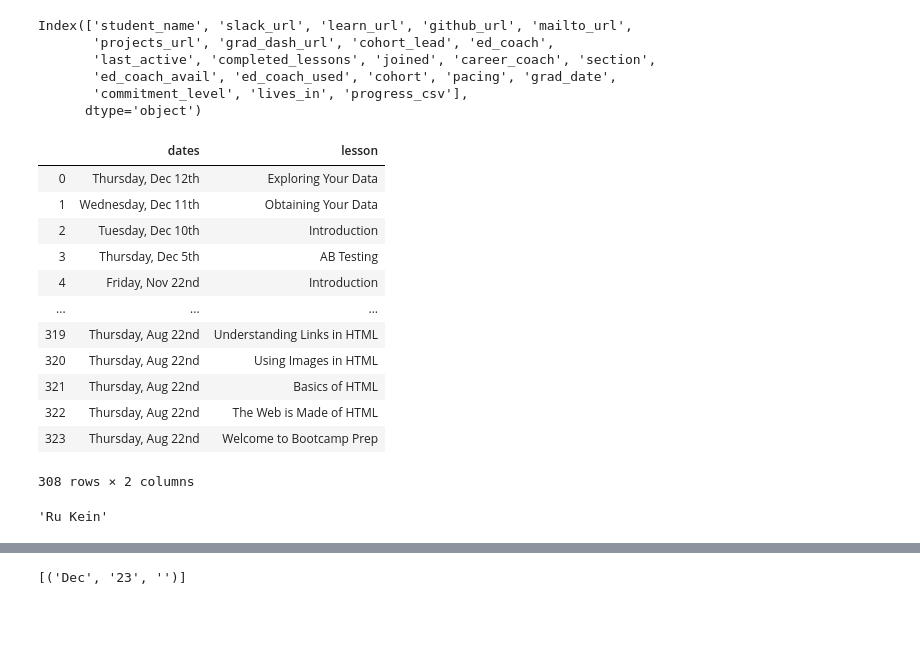
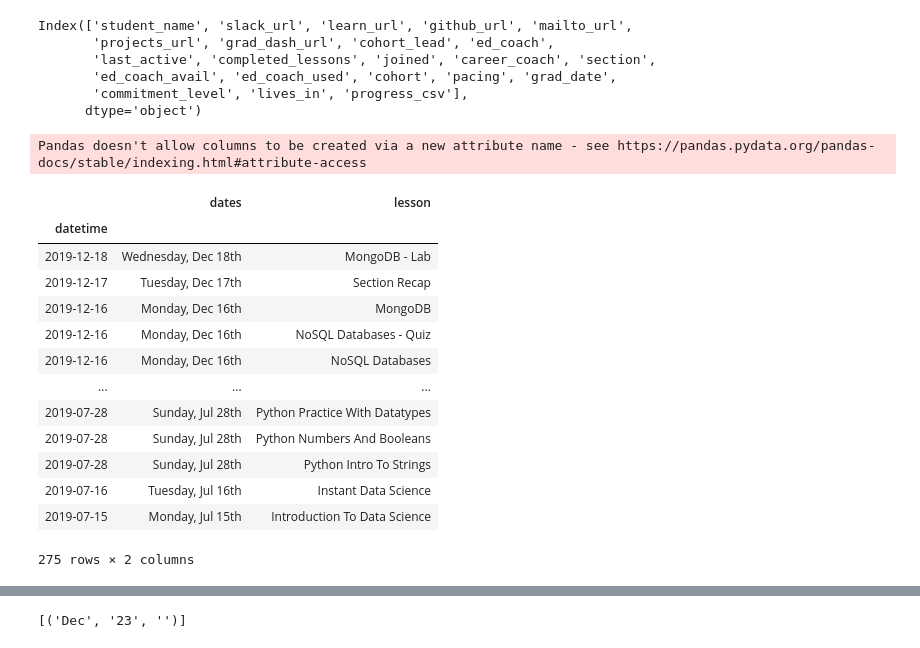
Before and after one commit to jirvingphd/scrape_learn, a Jupyter notebook: EDA-JMI.ipynb, the cells around one changed output, grey strips where cells are left out. Cells and saved outputs as stored; diff of their text form; code cells hidden in the pictures; blank space fills up the shorter version.

```diff
--- a/EDA-JMI.ipynb
+++ b/EDA-JMI.ipynb
@@ -84,35 +84,73 @@ Index(['student_name', 'slack_url', 'learn_url', 'github_url', 'mailto_url',
        'commitment_level', 'lives_in', 'progress_csv'],
       dtype='object')
 # %%
-def get_progress_df(df_students,row=14):
+def get_progress_df(df_students,row=14,date_index=True):
     """Returns the dataframe with the specified students progress csv.
     Adds a new attribute to df called .student with the students name (for tracking purposes)"""
     csv_file = df_students['progress_csv'][row]
     df = pd.read_csv(csv_file,index_col=0)
     # df[df.duplicated(keep=False)]
     df.drop_duplicates(inplace=True)
 
-    name = df_students['student_name'][row]
+
+    ## Save the student's name as df.student
+    name = df_students['student_name'].iloc[row]
+
+
+
+    df['datetime'] = df['dates'].apply(match_year)
+
+    if date_index:
+        df = df.set_index('datetime')
+
+    ## Save the whole series metadata as .student_info
     df.student=name
+    df.student_info = df_students.iloc[row]
     return df
 
-df = get_progress_df(df_students,row=12)
+
+
+def match_year(x):
+    """Used as an apply to the raw dates column scraped from learn with 'th','rd' etc as part of dates
+    and also missing the year (but only for current year).
+
+    Args:
+        date_str (str): date as a string from learn progress column
+
+    Returns:
+        date (datetime): proper datetime object with year filled in"""
+    import re
+    import datetime as dt
+
+    ## Capture the 3 date components
+    exp=r"\w*, (\w*) (\d+)(\d*)"
+    matches = re.findall(exp,x)
+    date_pieces = list(matches[0])
+
+    ## Fill in Year if MIssing
+    if len(date_pieces[-1])==0:
+        date_pieces[-1] = dt.datetime.now().year
+
+    ## Construct and return new date
+    new_date = f"{date_pieces[0]}, {date_pieces[1]} {date_pieces[2]}"
+    return pd.to_datetime(new_date)
+
+
+df = get_progress_df(df_students,row=1)
 df
 # %% [output]
+Pandas doesn't allow columns to be created via a new attribute name - see https://pandas.pydata.org/pandas-docs/stable/indexing.html#attribute-access
 |  | dates | lesson |
-| 0 | Thursday, Dec 12th | Exploring Your Data |
-| 1 | Wednesday, Dec 11th | Obtaining Your Data |
-| 2 | Tuesday, Dec 10th | Introduction |
-| 3 | Thursday, Dec 5th | AB Testing |
-| 4 | Friday, Nov 22nd | Introduction |
+| datetime |  |  |
+| 2019-12-18 | Wednesday, Dec 18th | MongoDB - Lab |
+| 2019-12-17 | Tuesday, Dec 17th | Section Recap |
+| 2019-12-16 | Monday, Dec 16th | MongoDB |
+| 2019-12-16 | Monday, Dec 16th | NoSQL Databases - Quiz |
+| 2019-12-16 | Monday, Dec 16th | NoSQL Databases |
 | ... | ... | ... |
-| 319 | Thursday, Aug 22nd | Understanding Links in HTML |
-| 320 | Thursday, Aug 22nd | Using Images in HTML |
-| 321 | Thursday, Aug 22nd | Basics of HTML |
-| 322 | Thursday, Aug 22nd | The Web is Made of HTML |
-| 323 | Thursday, Aug 22nd | Welcome to Bootcamp Prep |
+| 2019-07-28 | Sunday, Jul 28th | Python Practice With Datatypes |
+| 2019-07-28 | Sunday, Jul 28th | Python Numbers And Booleans |
+| 2019-07-28 | Sunday, Jul 28th | Python Intro To Strings |
+| 2019-07-16 | Tuesday, Jul 16th | Instant Data Science |
+| 2019-07-15 | Monday, Jul 15th | Introduction To Data Science |
-308 rows × 2 columns
+275 rows × 2 columns
-# %%
-df.student
-# %% [output]
-'Ru Kein'
```
Also changed, not shown: parts of 89 cells of this notebook, 2 other files.
